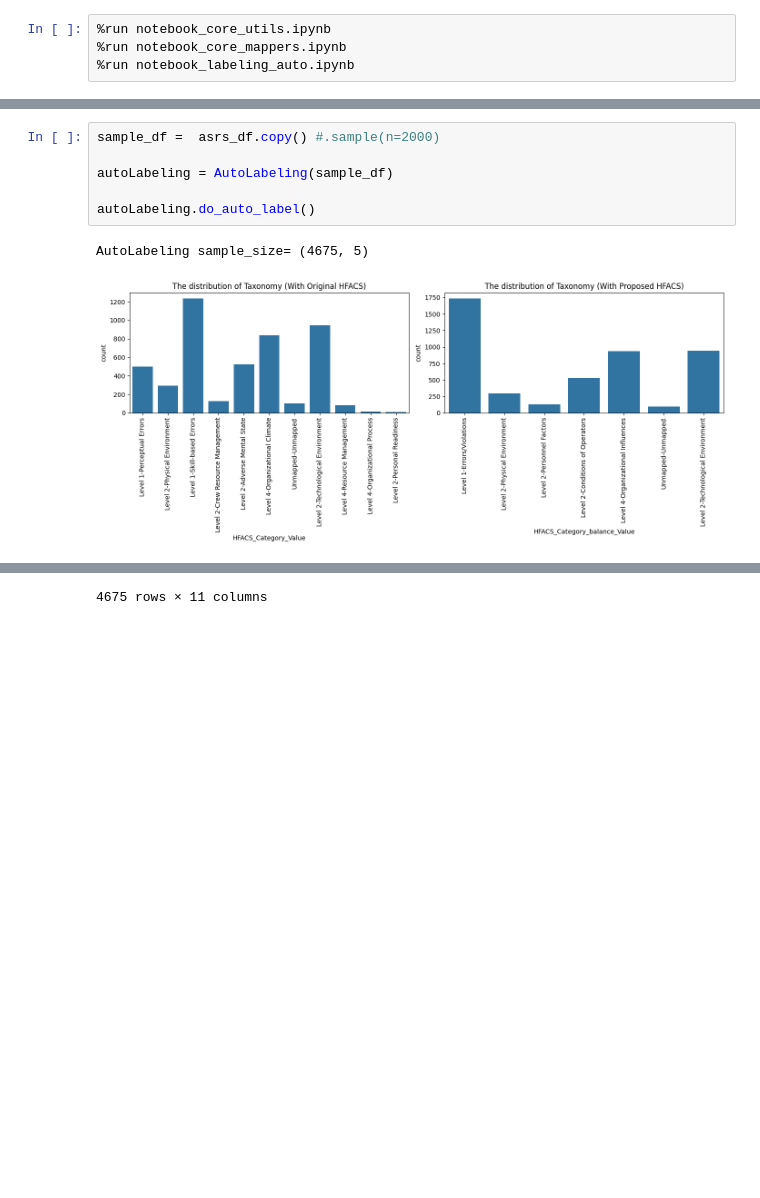
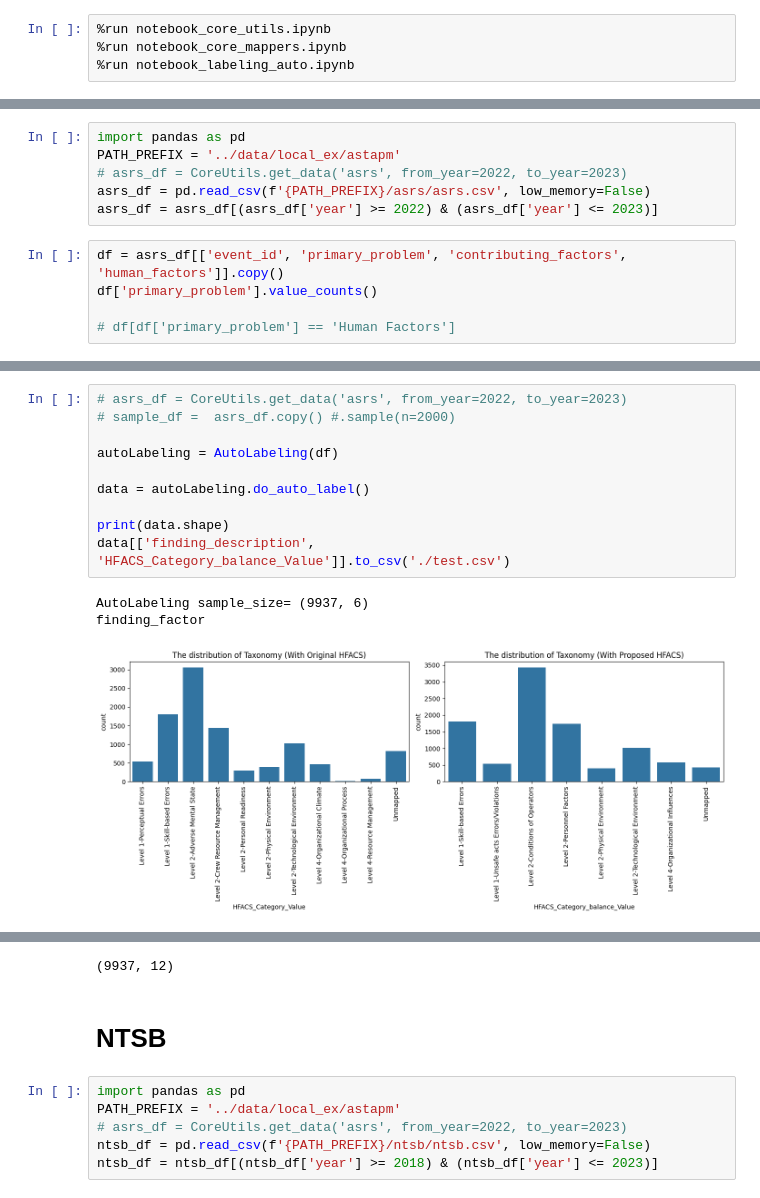
Before and after one commit to lasalasa/ASTAPM_Model, a Jupyter notebook: notebooks/notebook_labeling_manual.ipynb, the cells around one changed output, grey strips where cells are left out. Drawn from its saved outputs; the diff is of its cells as text; blank space fills up the shorter version.

```diff
--- a/notebooks/notebook_labeling_manual.ipynb
+++ b/notebooks/notebook_labeling_manual.ipynb
@@ -29,0 +9,11 @@ asrs_ntsb_df =  pd.concat([asrs_df, ntsb_df], axis=0).reset_index(drop=True)
+# %%
+import pandas as pd
+PATH_PREFIX = '../data/local_ex/astapm'
+# asrs_df = CoreUtils.get_data('asrs', from_year=2022, to_year=2023)
+asrs_df = pd.read_csv(f'{PATH_PREFIX}/asrs/asrs.csv', low_memory=False)
+asrs_df = asrs_df[(asrs_df['year'] >= 2022) & (asrs_df['year'] <= 2023)]
+# %%
+df = asrs_df[['event_id', 'primary_problem', 'contributing_factors', 'human_factors']].copy()
+df['primary_problem'].value_counts()
+
+# df[df['primary_problem'] == 'Human Factors']
@@ -30,9 +174,14 @@ asrs_ntsb_df =  pd.concat([asrs_df, ntsb_df], axis=0).reset_index(drop=True)
 # %%
-sample_df =  asrs_df.copy() #.sample(n=2000)
+# asrs_df = CoreUtils.get_data('asrs', from_year=2022, to_year=2023)
+# sample_df =  asrs_df.copy() #.sample(n=2000)
 
-autoLabeling = AutoLabeling(sample_df)
+autoLabeling = AutoLabeling(df)
 
-autoLabeling.do_auto_label()
+data = autoLabeling.do_auto_label()
+
+print(data.shape)
+data[['finding_description', 'HFACS_Category_balance_Value']].to_csv('./test.csv')
 # %% [output]
-AutoLabeling sample_size= (4675, 5)
+AutoLabeling sample_size= (9937, 6)
+finding_factor
-[figure, old version]
+[figure, new version]
@@ -51 +188,9 @@ AutoLabeling sample_size= (4675, 5)
-4675 rows × 11 columns
+(9937, 12)
+# %% [markdown]
+# NTSB
+# %%
+import pandas as pd
+PATH_PREFIX = '../data/local_ex/astapm'
+# asrs_df = CoreUtils.get_data('asrs', from_year=2022, to_year=2023)
+ntsb_df = pd.read_csv(f'{PATH_PREFIX}/ntsb/ntsb.csv', low_memory=False)
+ntsb_df = ntsb_df[(ntsb_df['year'] >= 2018) & (ntsb_df['year'] <= 2023)]
```
Also changed, not shown: parts of 15 cells of this notebook, 16 other files.
